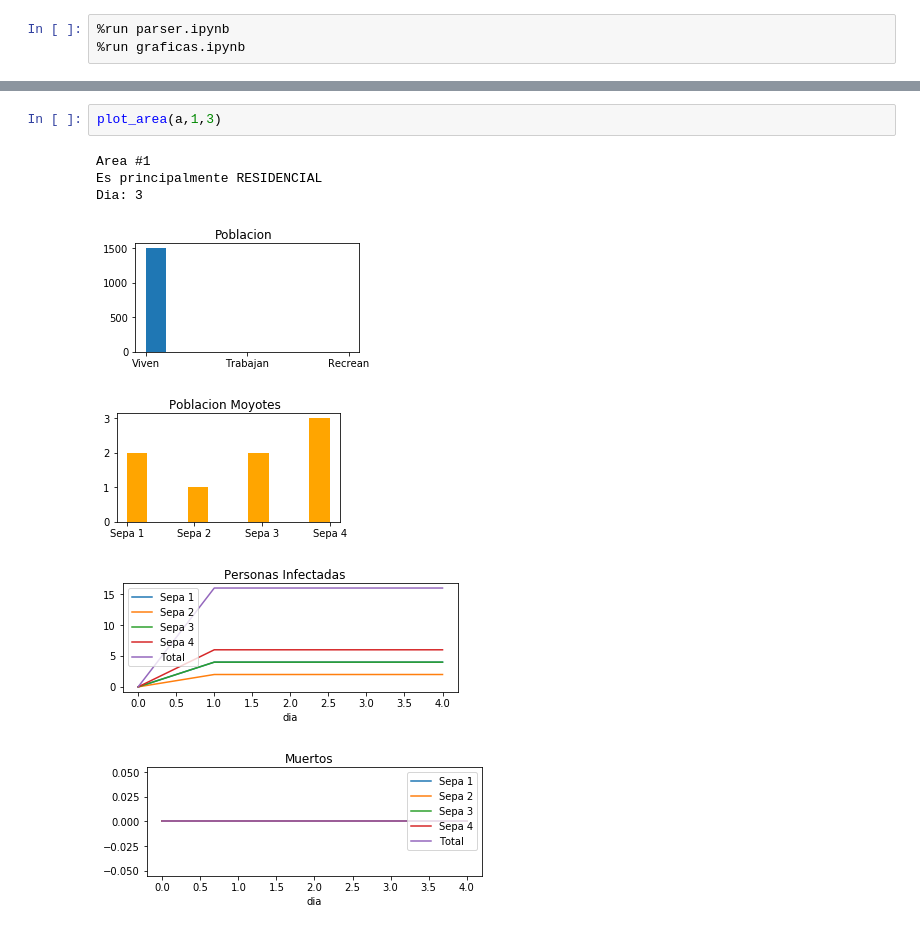
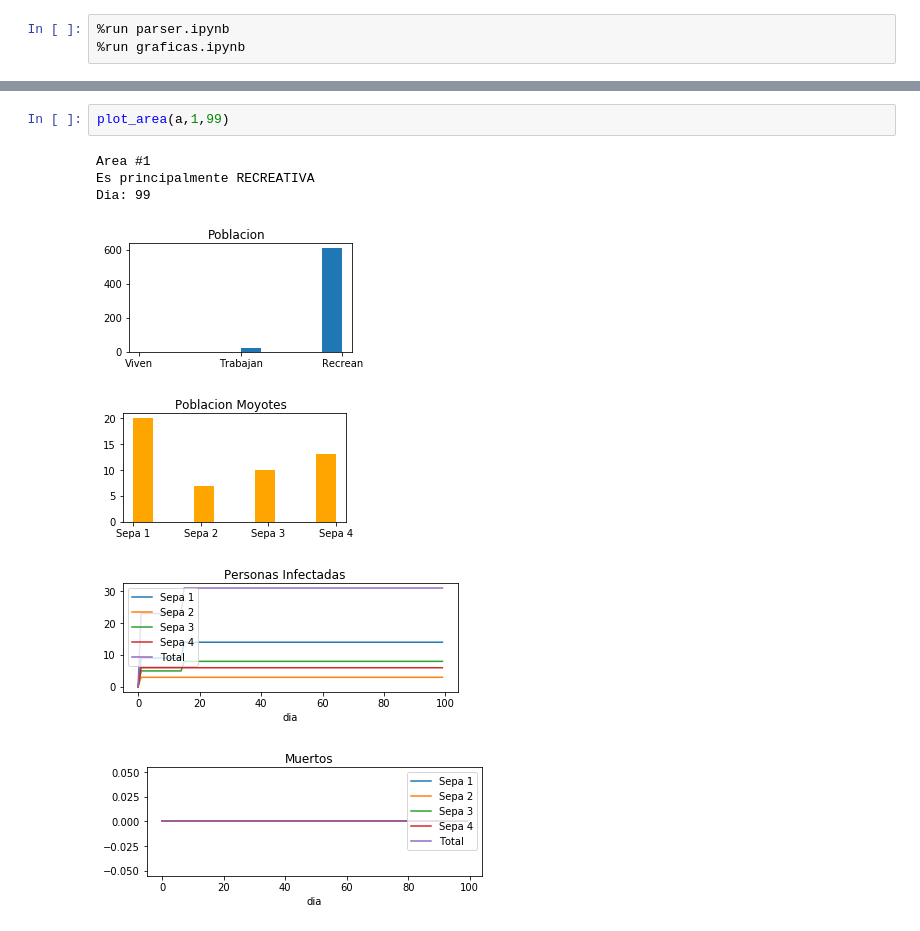
Before and after one commit to mageMerlin8/IA_Proyecto_3, a Jupyter notebook: py/gui.ipynb, the cells around one changed output, grey strips where cells are left out. Saved outputs shown, nothing was run; the diff lists cells and outputs as text.

```diff
--- a/py/gui.ipynb
+++ b/py/gui.ipynb
@@ -14,11 +15,11 @@ Muertos: 231
 # %%
-plot_area(a,1,3)
+plot_area(a,1,99)
 # %% [output]
 Area #1
-Es principalmente RESIDENCIAL
-Dia: 3
+Es principalmente RECREATIVA
+Dia: 99
-[figure, old version]
+[figure, new version]
-[figure, old version]
+[figure, new version]
-[figure, old version]
+[figure, new version]
-[figure, old version]
+[figure, new version]
 # %%
```
Also changed, not shown: parts of 2 cells of this notebook, 6 other files.
